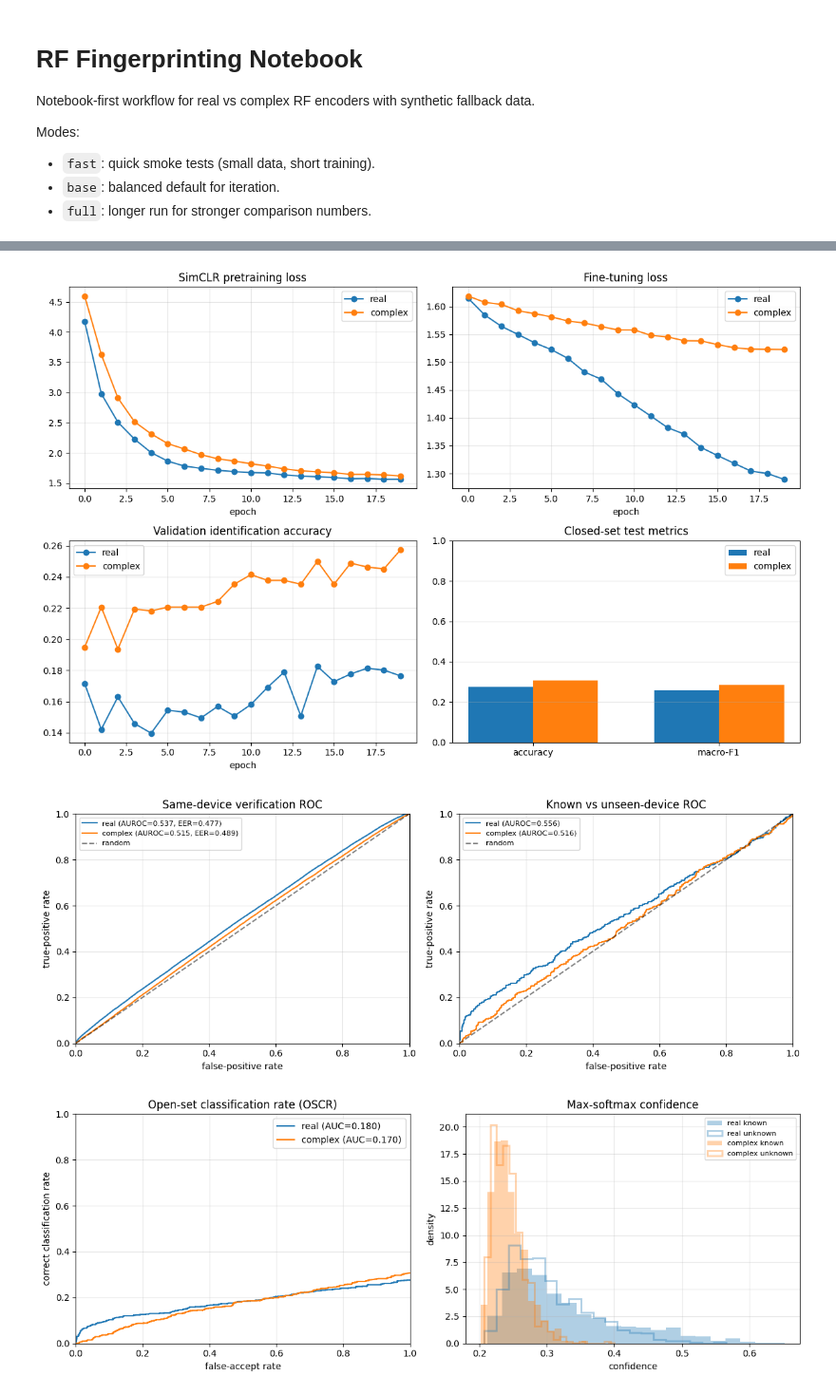
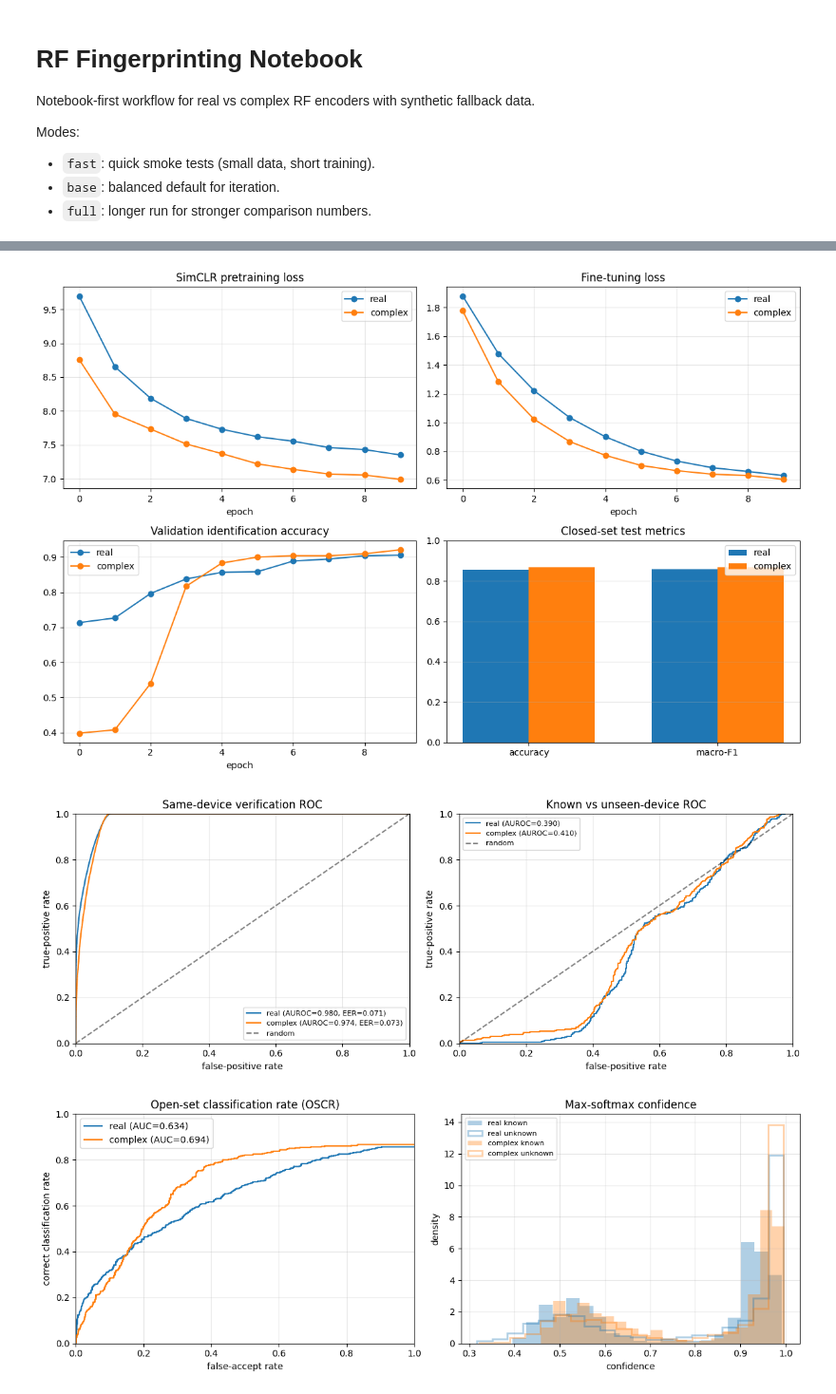
Before and after one commit to hinsonan/hinsonan.github.io, a Jupyter notebook: code_examples/complex_vs_real_nn/rf_fingerprinting/rf_fingerprint.ipynb, the cells around one changed output, grey strips where cells are left out. Shown at 95% size. Cells and saved outputs as stored; diff of their text form; code cells hidden in the pictures.

```diff
--- a/code_examples/complex_vs_real_nn/rf_fingerprinting/rf_fingerprint.ipynb
+++ b/code_examples/complex_vs_real_nn/rf_fingerprinting/rf_fingerprint.ipynb
@@ -107,14 +212,19 @@ num_devices: 6
 num_sessions: 4
 # %%
 all_devices = np.sort(np.unique(data['device_id']))
-if all_devices.size < 2:
-    raise ValueError('Need at least two devices for known/unknown open-set evaluation.')
-known_devices = all_devices[:-1]
-unknown_devices = all_devices[-1:]
+expected_device_count = KNOWN_DEVICE_COUNT + UNKNOWN_DEVICE_COUNT
+if all_devices.size != expected_device_count:
+    raise ValueError(f'Expected {expected_device_count} generated devices, found {all_devices.size}.')
+known_devices = all_devices[:KNOWN_DEVICE_COUNT]
+unknown_devices = all_devices[KNOWN_DEVICE_COUNT:]
+unknown_calibration_devices = unknown_devices[:UNKNOWN_CALIBRATION_DEVICE_COUNT]
+unknown_test_devices = unknown_devices[UNKNOWN_CALIBRATION_DEVICE_COUNT:]
 known_mask = np.isin(data['device_id'], known_devices)
-unknown_mask = np.isin(data['device_id'], unknown_devices)
+unknown_mask = np.isin(data['device_id'], unknown_test_devices)
+unknown_calibration_mask = np.isin(data['device_id'], unknown_calibration_devices)
 known_indices = np.flatnonzero(known_mask)
 unknown_indices = np.flatnonzero(unknown_mask)
+unknown_calibration_indices = np.flatnonzero(unknown_calibration_mask)
 label_map = {int(label): i for i, label in enumerate(known_devices)}
 known_labels = np.asarray([label_map[int(label)] for label in data['device_id'][known_indices]], dtype=np.int64)
 # Prefer a true session-held-out split; otherwise combine every available nuisance field.
@@ -129,7 +239,7 @@ else:
     group_ids = np.asarray(['|'.join(map(str, values)) for values in zip(*(data[name][known_indices].tolist() for name in nuisance_names))], dtype=str)
     known_splits = split_indices(len(known_indices), cfg.test_size, cfg.val_size, cfg.seed, group_ids=group_ids)
     split_strategy = 'combined-nuisance-held-out'
-print('split_strategy:', split_strategy, 'known_devices:', known_devices.tolist(), 'unknown_devices:', unknown_devices.tolist())
+print('split_strategy:', split_strategy, 'known_devices:', known_devices.tolist(), 'unknown_calibration_devices:', unknown_calibration_devices.tolist(), 'unknown_test_devices:', unknown_test_devices.tolist())
 train_indices = known_indices[known_splits['train']]
 val_indices = known_indices[known_splits['val']]
 test_indices = known_indices[known_splits['test']]
@@ -137,6 +247,7 @@ train_ds = IQDataset(data['iq'][train_indices], known_labels[known_splits['train
 val_ds = IQDataset(data['iq'][val_indices], known_labels[known_splits['val']])
 test_ds = IQDataset(data['iq'][test_indices], known_labels[known_splits['test']])
 unknown_ds = IQDataset(data['iq'][unknown_indices], np.zeros(len(unknown_indices), dtype=np.int64))
+unknown_calibration_ds = IQDataset(data['iq'][unknown_calibration_indices], np.zeros(len(unknown_calibration_indices), dtype=np.int64))
 num_classes = len(known_devices)
 split_summary = {}
 for name, indices in known_splits.items():
@@ -152,5 +263,5 @@ missing_classes = {name: labels for name, labels in missing_classes.items() if l
 if missing_classes:
     raise ValueError(f'Grouped split is missing known classes: {missing_classes}. Adjust split sizes or grouping metadata.')
 print('grouped split semantics: requested fractions apply to groups; actual sample fractions and class coverage:', split_summary)
-len(train_ds), len(val_ds), len(test_ds), len(unknown_ds), num_classes
+len(train_ds), len(val_ds), len(test_ds), len(unknown_calibration_ds), len(unknown_ds), num_classes
 # %% [output]
@@ -277,7 +423,7 @@ The plots below compare representation learning, closed-set identification, same
 - **OSCR AUC:** tradeoff between correctly classifying known devices and rejecting unknown devices.
 - **Confidence distributions:** unknown devices should generally have lower max-softmax confidence than known devices.
 # %%
-results = {'real': (real_pre_hist, real_ft_hist, real_details), 'complex': (complex_pre_hist, complex_ft_hist, complex_details)}
+results = {name: (output[1], output[2], output[3]) for name, output in pipeline_outputs.items()}
 colors = {'real': 'tab:blue', 'complex': 'tab:orange'}
 
 fig, axes = plt.subplots(2, 2, figsize=(12, 8))
@@ -299,7 +445,7 @@ for ax in axes.flat[:3]:
 metric_names = ['identification_acc', 'identification_f1_macro']
 x = np.arange(len(metric_names))
 width = 0.35
-for i, name in enumerate(('real', 'complex')):
+for i, name in enumerate(results):
     values = [scorecard[i][metric] for metric in metric_names]
     axes[1, 1].bar(x + (i - 0.5) * width, values, width, label=name, color=colors[name])
 axes[1, 1].set_xticks(x, ['accuracy', 'macro-F1'])
@@ -339,35 +485,35 @@ plt.show()
 
 fig, axes = plt.subplots(1, 2, figsize=(12, 4.5))
 for name, (_, _, details) in results.items():
-    oscr = details['oscr']
+    oscr = details['prototype_oscr']
     if len(oscr.get('far', [])) and len(oscr.get('ccr', [])):
         axes[0].plot(oscr['far'], oscr['ccr'], label=f"{name} (AUC={oscr['oscr_auc']:.3f})", color=colors[name])
     else:
         print(f'{name}: no OSCR data to plot')
     if details['test_logits'].size and details['unknown_logits'].size:
         id_conf = max_softmax_scores(details['test_logits'])
         ood_conf = max_softmax_scores(details['unknown_logits'])
         axes[1].hist(id_conf, bins=20, alpha=0.35, density=True, label=f'{name} known', color=colors[name])
         axes[1].hist(ood_conf, bins=20, alpha=0.35, density=True, histtype='step', linewidth=2, label=f'{name} unknown', color=colors[name])
     else:
         print(f'{name}: no logits for confidence distributions')
 axes[0].set_title('Open-set classification rate (OSCR)')
 axes[0].set_xlabel('false-accept rate')
 axes[0].set_ylabel('correct classification rate')
 axes[0].set_xlim(0, 1)
 axes[0].set_ylim(0, 1)
 axes[0].grid(alpha=0.3)
 if axes[0].lines:
     axes[0].legend()
 axes[1].set_title('Max-softmax confidence')
 axes[1].set_xlabel('confidence')
 axes[1].set_ylabel('density')
 axes[1].grid(alpha=0.3)
 if axes[1].patches or axes[1].lines:
     axes[1].legend(fontsize=8)
 fig.tight_layout()
 plt.show()
 # %% [output]
-[figure, old version]
+[figure, new version]
-[figure, old version]
+[figure, new version]
-[figure, old version]
+[figure, new version]
```
Also changed, not shown: parts of 11 cells of this notebook, 6 other files.
